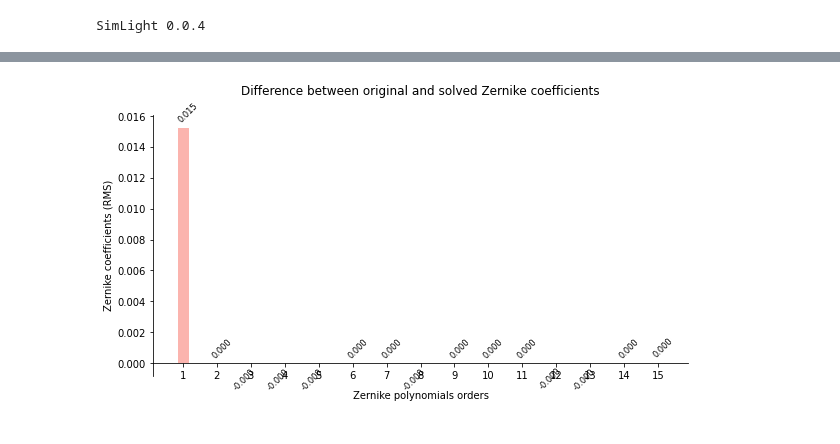
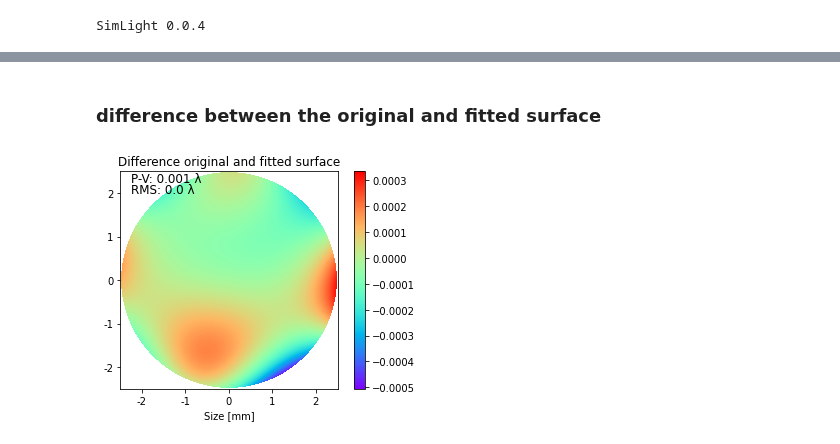
Before and after one commit to Miyoshichi/SimLight, a Jupyter notebook: Examples/zernike.ipynb, the cells around one changed output, grey strips where cells are left out. Drawn from its saved outputs; the diff is of its cells as text; code cells hidden in the pictures.

```diff
--- a/Examples/zernike.ipynb
+++ b/Examples/zernike.ipynb
@@ -38,4 +61,9 @@ slpl.plot_zernike_coeffs(Z.coefficients, solved_coeffs, labels=['Original', 'Sol
-# %%
-slpl.plot_zernike_coeffs(solved_coeffs - Z.coefficients, title='Difference between original and solved Zernike coefficients')
-# %% [output]
-[figure, removed]
+# %% [markdown]
+### difference between the original and fitted surface
+# %%
+Z_diff = sl.zernike.ZernikeCoefficients(j, coefficients=Z_original.coefficients - fitted_coeffs)
+F_diff = sl.aberration(F, Z_diff)
+F_diff = sl.circle_aperture(F_diff)
+F_diff.plot_wavefront(mask_r=1, title='Difference original and fitted surface')
+# %% [output]
+[figure, added]
```
Also changed, not shown: parts of 15 cells of this notebook, 1 other file.
